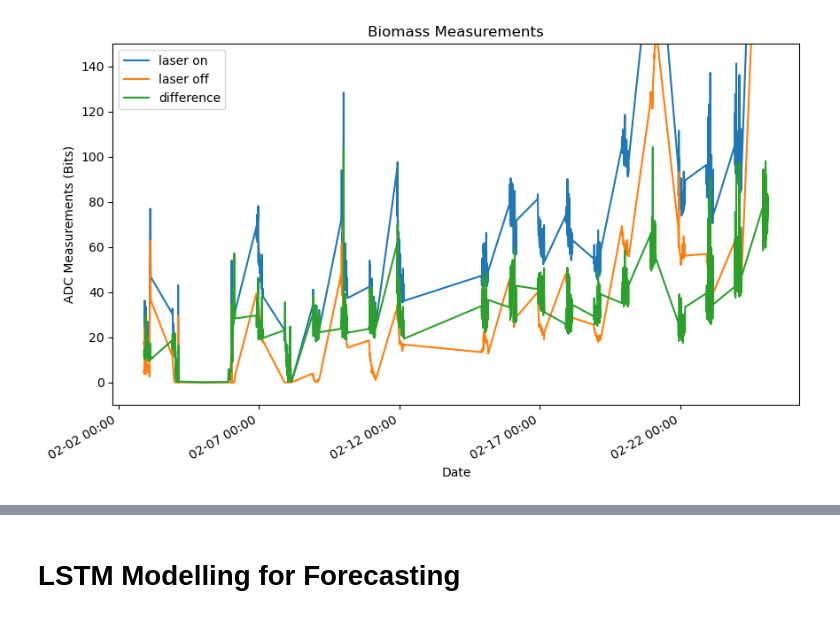
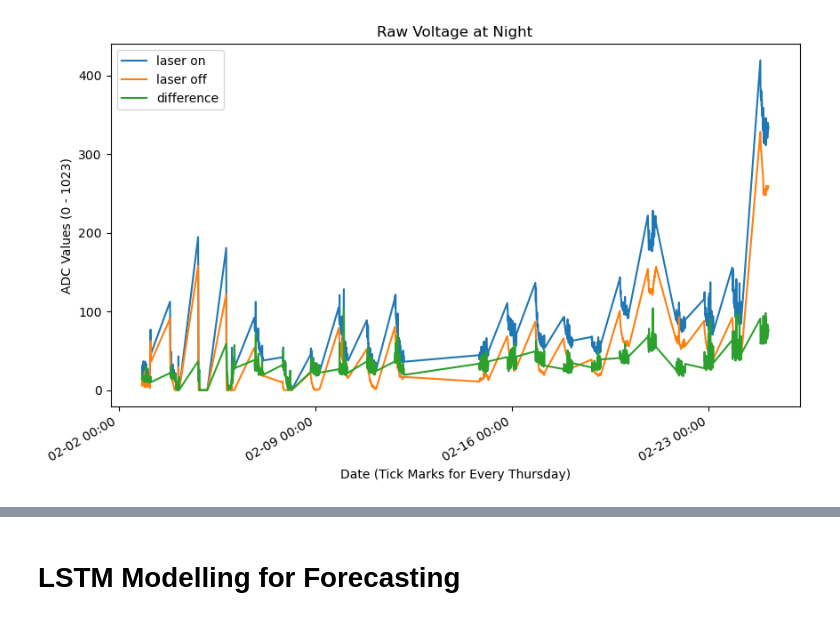
Before and after one commit to wFairmanOlin/Biomass, a Jupyter notebook: prediction/LSTM.ipynb, the cells around one changed output, grey strips where cells are left out. Saved outputs shown, nothing was run; the diff lists cells and outputs as text; code cells hidden in the pictures.

Commit message:
added wrapper functions for date plotting and smoothing data.

```diff
--- a/prediction/LSTM.ipynb
+++ b/prediction/LSTM.ipynb
@@ -183,64 +157,38 @@ plt.show()
 # %%
+# Filter the data for the night time (10pm to 3am)
+night_data = df[(df["datetime"].dt.hour >= 20) | (df["datetime"].dt.hour < 4)].copy()
 
-# Filter the data for the night time (10pm to 3am)
-# night_data = df1
-night_data = df[(df["datetime"].dt.hour >= 22) | (df["datetime"].dt.hour < 4)].copy()
-
-val_on = []
-secs_on = []
-val_off = []
-secs_off = []
+#create arrays
+time = night_data["datetime"].unique()
+voltage_on = np.zeros(len(time))
+voltage_off = np.zeros(len(time))
 
 # Compute mean ADC measurements for laser on and off measurements as a function of time
-for i in night_data["meas_time"].unique():
-    sub_ndf = night_data.loc[night_data["meas_time"] == i]
-    val = sub_ndf.loc[sub_ndf["name"] == "1", "value"]
-    if len(val) > 0:
-        val_on.append(np.mean(val))
-        secs_on.append(i)
+for i, t in enumerate(time):
+    sub_ndf = night_data[night_data["datetime"] == t]
+    voltage_on[i] = sub_ndf["value"][sub_ndf["name"] == "1"].mean()
+    voltage_off[i] = sub_ndf["value"][sub_ndf["name"] == "0"].mean()
 
-for i in night_data["meas_time"].unique():
-    sub_ndf = night_data.loc[night_data["meas_time"] == i]
-    val = sub_ndf.loc[sub_ndf["name"] == "0", "value"]
-    if len(val) > 0:
-        val_off.append(np.mean(val))
-        secs_off.append(i)
+# Compute difference
+voltage_diff = voltage_on - voltage_off
 
-# compute difference
-diff = np.array(val_on) - np.array(val_off)
+plt.figure(figsize=(10,6))
+date_plotter(time, [voltage_on, voltage_off, voltage_diff])
+plt.title("Raw Voltage at Night")
+plt.ylabel("ADC Values (0 - 1023)")
+plt.legend(["laser on", "laser off", "difference"])
+plt.show()
 
-# Convert measurement times to a numerical format that can be used in a plot
-secs_on = mdates.epoch2num(secs_on)
-secs_off = mdates.epoch2num(secs_off)
+# Smooth Data
+on_avg = moving_average(voltage_on, n=12)
+off_avg = moving_average(voltage_off, n=12)
+diff_avg = moving_average(voltage_diff, n=24)
 
-# Set the format for the date labels on the x-axis of the plot
-date_fmt = '%m-%d %H:%M'
-
-# Use a DateFormatter to set the data to the correct format.
-date_formatter = mdates.DateFormatter(date_fmt)
-
-# Create a figure and set the date formatter for the x-axis
 plt.figure(figsize=(10,6))
-plt.gca().xaxis.set_major_formatter(date_formatter)
-
-# Plot the mean ADC measurements for laser on and off measurements as a function of time
-plt.plot(secs_on, val_on)
-plt.plot(secs_off, val_off)
-plt.plot(secs_on, diff)
-plt.plot()
-
-# Rotate the x-axis labels and add axis labels and a title to the plot
-plt.gcf().autofmt_xdate()
-plt.xlabel("Date")
-plt.title("Biomass Measurements")
-plt.ylabel("ADC Measurements (Bits)")
-
-# Add a legend to the plot and set the y-axis limits
-plt.legend(["laser on", "laser off", "difference"])
-plt.ylim([-10,150])
-
-# Save the plot to a file and display it
-# plt.savefig(date + "raw.jpg")
+date_plotter(time, [diff_avg])
+plt.title("Filtered Voltage at Night")
+plt.ylabel("ADC Values (0 - 1023)")
+plt.legend(["difference"])
 plt.show()
 # %% [output]
-[figure, old version]
+[figure, new version]
```
Also changed, not shown: parts of 11 cells of this notebook.
